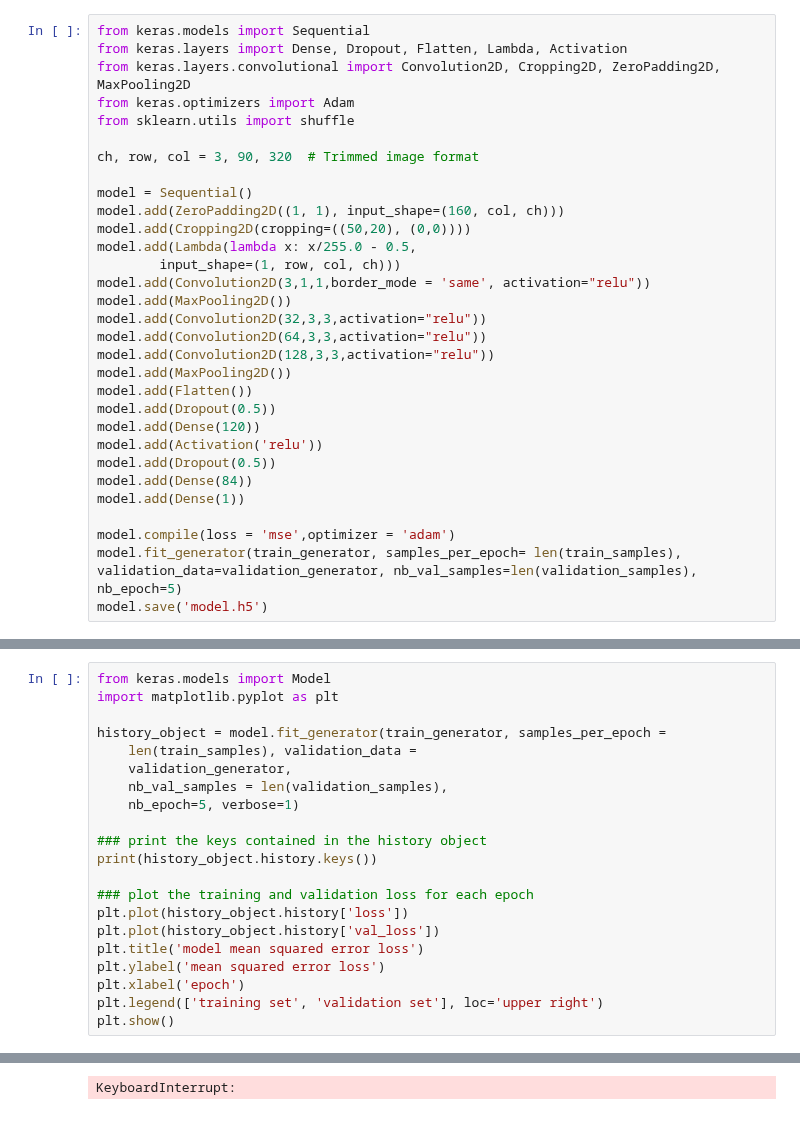
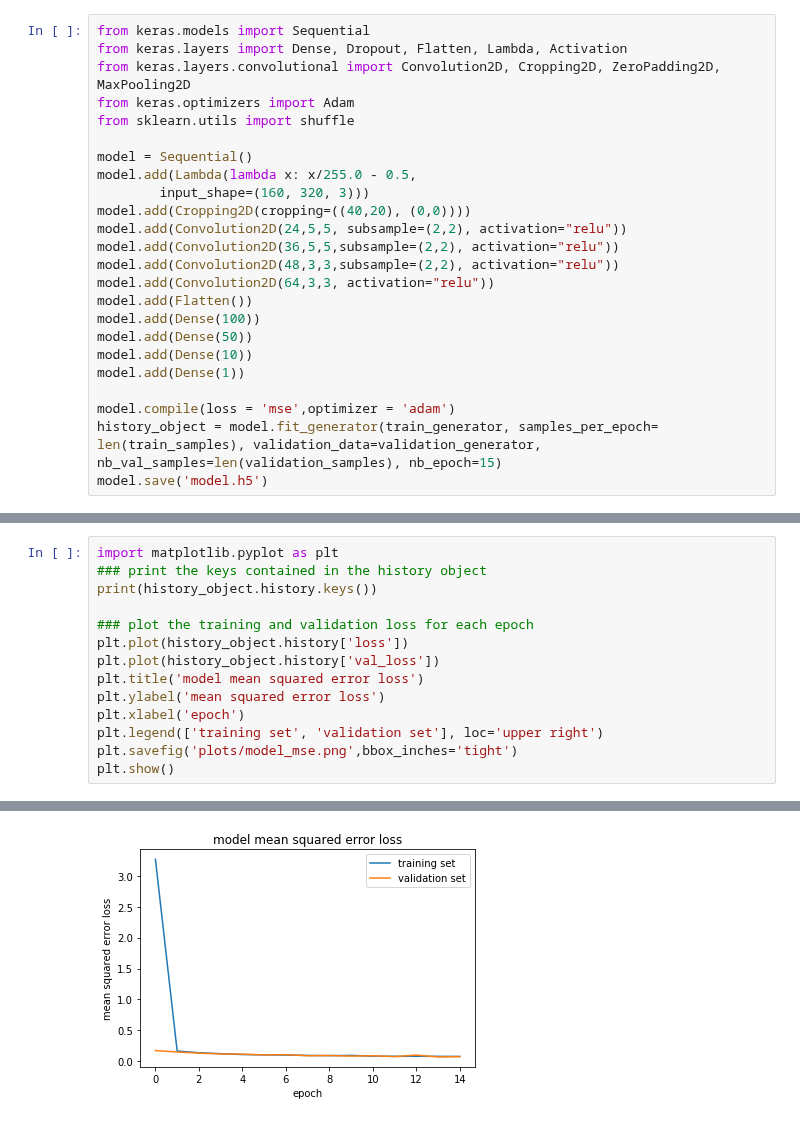
Before and after one commit to chenglulu1127/CarND-Behavioral-Cloning-P3, a Jupyter notebook: model.ipynb, the cells around one changed output, grey strips where cells are left out. Cells and saved outputs as stored; diff of their text form.

```diff
--- a/model.ipynb
+++ b/model.ipynb
@@ -61,28 +75,21 @@ from keras.layers.convolutional import Convolution2D, Cropping2D, ZeroPadding2D,
 from keras.optimizers import Adam
 from sklearn.utils import shuffle
 
-ch, row, col = 3, 90, 320  # Trimmed image format
-
 model = Sequential()
-model.add(ZeroPadding2D((1, 1), input_shape=(160, col, ch)))
-model.add(Cropping2D(cropping=((50,20), (0,0))))
 model.add(Lambda(lambda x: x/255.0 - 0.5,
-        input_shape=(1, row, col, ch)))
-model.add(Convolution2D(3,1,1,border_mode = 'same', activation="relu"))
-model.add(MaxPooling2D())
-model.add(Convolution2D(32,3,3,activation="relu"))
-model.add(Convolution2D(64,3,3,activation="relu"))
-model.add(Convolution2D(128,3,3,activation="relu"))
-model.add(MaxPooling2D())
+        input_shape=(160, 320, 3)))
+model.add(Cropping2D(cropping=((40,20), (0,0))))
+model.add(Convolution2D(24,5,5, subsample=(2,2), activation="relu"))
+model.add(Convolution2D(36,5,5,subsample=(2,2), activation="relu"))
+model.add(Convolution2D(48,3,3,subsample=(2,2), activation="relu"))
+model.add(Convolution2D(64,3,3, activation="relu"))
 model.add(Flatten())
-model.add(Dropout(0.5))
-model.add(Dense(120))
-model.add(Activation('relu'))
-model.add(Dropout(0.5))
-model.add(Dense(84))
+model.add(Dense(100))
+model.add(Dense(50))
+model.add(Dense(10))
 model.add(Dense(1))
 
 model.compile(loss = 'mse',optimizer = 'adam')
-model.fit_generator(train_generator, samples_per_epoch= len(train_samples), validation_data=validation_generator, nb_val_samples=len(validation_samples), nb_epoch=5)
+history_object = model.fit_generator(train_generator, samples_per_epoch= len(train_samples), validation_data=validation_generator, nb_val_samples=len(validation_samples), nb_epoch=15)
 model.save('model.h5')
 # %% [output]
@@ -99,13 +114,5 @@ Epoch 5/5
 # %%
-from keras.models import Model
 import matplotlib.pyplot as plt
-
-history_object = model.fit_generator(train_generator, samples_per_epoch =
-    len(train_samples), validation_data =
-    validation_generator,
-    nb_val_samples = len(validation_samples),
-    nb_epoch=5, verbose=1)
-
 ### print the keys contained in the history object
 print(history_object.history.keys())
 
@@ -116,5 +123,6 @@ plt.title('model mean squared error loss')
 plt.ylabel('mean squared error loss')
 plt.xlabel('epoch')
 plt.legend(['training set', 'validation set'], loc='upper right')
+plt.savefig('plots/model_mse.png',bbox_inches='tight')
 plt.show()
 # %% [output]
@@ -122 +130 @@ Epoch 1/5
-KeyboardInterrupt:
+[figure, added]
```
Also changed, not shown: parts of 6 cells of this notebook, 1 other file.
